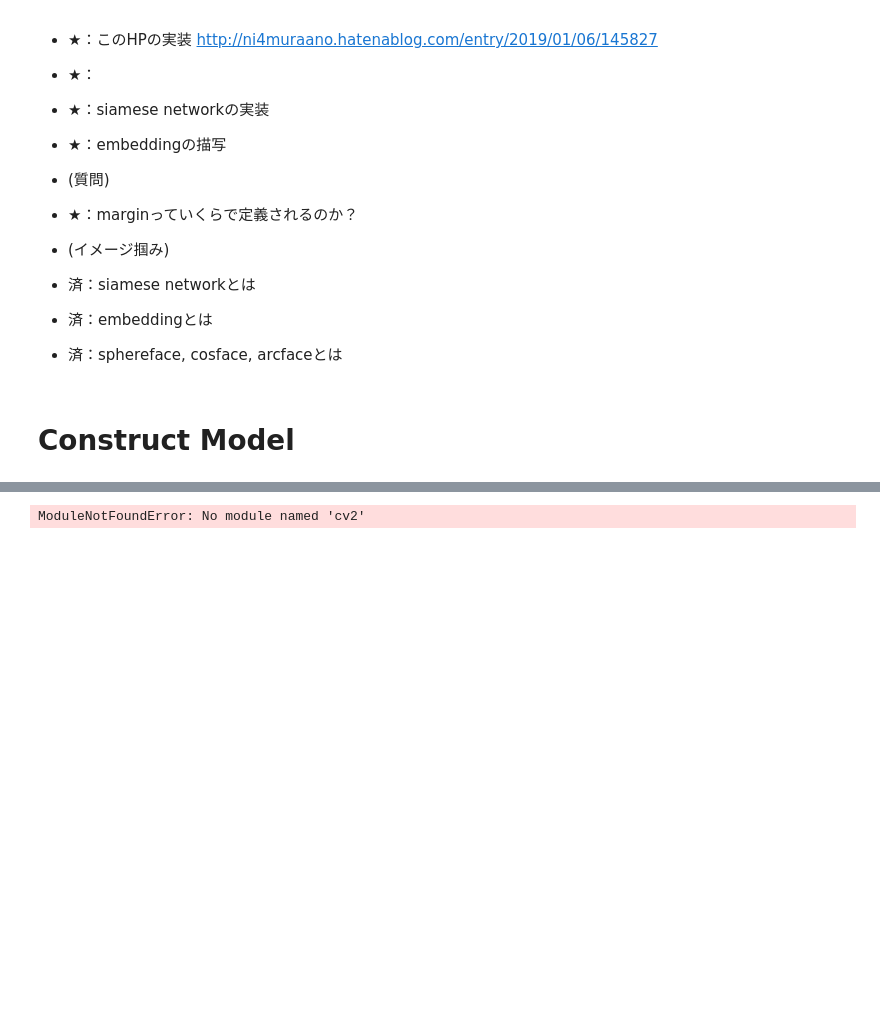
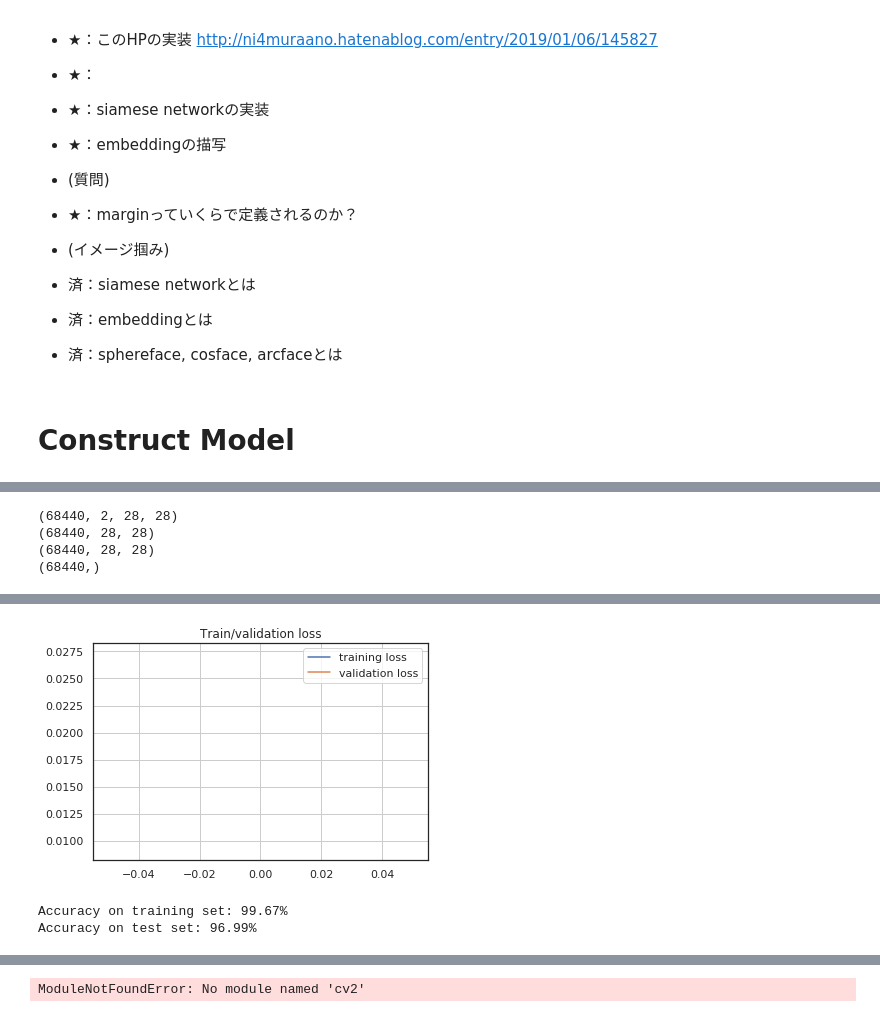
Before and after one commit to OsugiTakuya/kaggle_digit_recognizer, a Jupyter notebook: metric_learning_niigata.ipynb, the cells around one changed output, grey strips where cells are left out. Cells and saved outputs as stored; diff of their text form; code cells hidden in the pictures; blank space fills up the shorter version.

Commit message:
add siamese network

```diff
--- a/metric_learning_niigata.ipynb
+++ b/metric_learning_niigata.ipynb
@@ -131,0 +263,22 @@ http://ni4muraano.hatenablog.com/entry/2019/01/06/145827
+# %%
+input_shape = (h_size, w_size)
+# %%
+# network definition
+base_network = create_base_network(input_shape)
+
+input_a = Input(shape=input_shape)
+input_b = Input(shape=input_shape)
+
+# because we re-use the same instance `base_network`,
+# the weights of the network
+# will be shared across the two branches
+processed_a = base_network(input_a)
+processed_b = base_network(input_b)
+
+distance = Lambda(euclidean_distance,
+                  output_shape=eucl_dist_output_shape)([processed_a, processed_b])
+
+model = Model([input_a, input_b], distance)
+
+model.summary()
+tf.keras.utils.plot_model(model, to_file = 'model.png', show_shapes = True, show_layer_names = True)
@@ -131,0 +305,30 @@ http://ni4muraano.hatenablog.com/entry/2019/01/06/145827
+# %%
+print(tr_pairs.shape)
+print(tr_pairs[:,0].shape) # ペアの１組目
+print(tr_pairs[:,1].shape) # ペアの2組目
+print(tr_y.shape) # ペアのラベル. 0か1が入ってる
+# %% [output]
+(68440, 2, 28, 28)
+(68440, 28, 28)
+(68440, 28, 28)
+(68440,)
+# %%
+# train
+tr_y = tf.cast(tr_y, dtype='float32') #tf.castは型変換に用いる
+te_y = tf.cast(te_y, dtype='float32')
+
+rms = RMSprop() # 最適化方式を決定する．
+model.compile(loss=contrastive_loss, optimizer=rms, metrics=[accuracy])
+
+H = model.fit(x = [tr_pairs[:, 0], tr_pairs[:, 1]], y = tr_y,
+          batch_size=128,
+          epochs = 1,
+          validation_data=([te_pairs[:, 0], te_pairs[:, 1]], te_y,))
+
+plt.title('Train/validation loss')
+plt.plot(H.history['loss'], label = 'training loss')
+plt.plot(H.history['val_loss'], label = 'validation loss')
+plt.grid()
+plt.legend()
+plt.show()
+# %% [output]
@@ -131,0 +337,13 @@ http://ni4muraano.hatenablog.com/entry/2019/01/06/145827
+[figure, added]
+# %%
+# compute final accuracy on training and test sets
+y_pred = model.predict([tr_pairs[:, 0], tr_pairs[:, 1]]) # training data
+tr_acc = compute_accuracy(tr_y, y_pred)
+y_pred = model.predict([te_pairs[:, 0], te_pairs[:, 1]]) # validation data
+te_acc = compute_accuracy(te_y, y_pred)
+
+print('Accuracy on training set: %0.2f%%' % (100 * tr_acc))
+print('Accuracy on test set: %0.2f%%' % (100 * te_acc))
+# %% [output]
+Accuracy on training set: 99.67%
+Accuracy on test set: 96.99%
```
Also changed, not shown: parts of 22 cells of this notebook.
